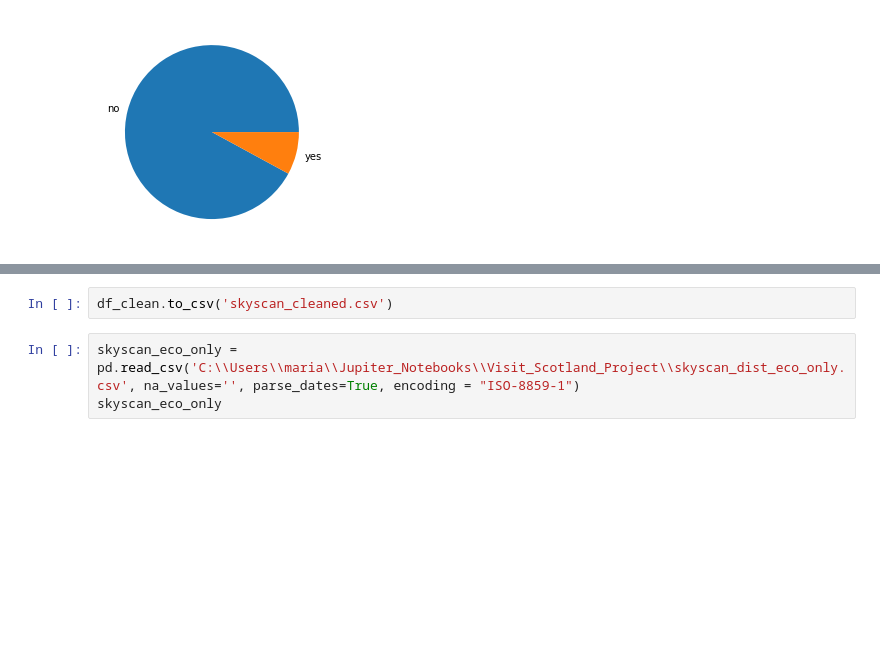
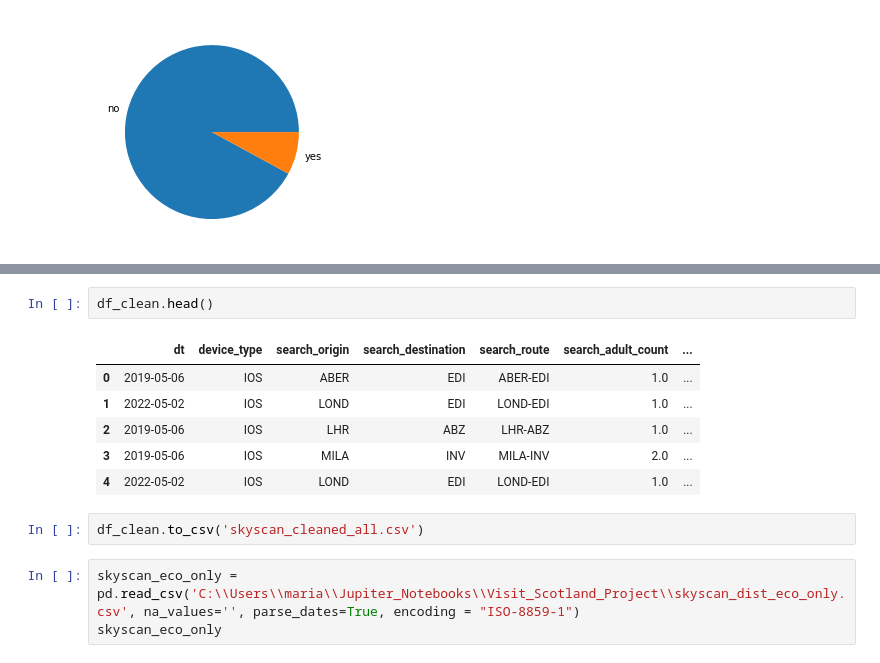
Before and after one commit to bluetail14/Visit_Scotland_Project_2022, a Jupyter notebook: VisitScotland_data_prep.ipynb, the cells around one changed output, grey strips where cells are left out. Drawn from its saved outputs; the diff is of its cells as text; blank space fills up the shorter version.

```diff
--- a/VisitScotland_data_prep.ipynb
+++ b/VisitScotland_data_prep.ipynb
@@ -337,8 +337,17 @@ BRIS     119
 ORK      106
 BCN       92
 Name: search_origin, dtype: int64
+# %%
+df_clean.head()
+# %% [output]
+|  | dt | device_type | search_origin | search_destination | search_route | search_adult_count | ... |
+| 0 | 2019-05-06 | IOS | ABER | EDI | ABER-EDI | 1.0 | ... |
+| 1 | 2022-05-02 | IOS | LOND | EDI | LOND-EDI | 1.0 | ... |
+| 2 | 2019-05-06 | IOS | LHR | ABZ | LHR-ABZ | 1.0 | ... |
+| 3 | 2019-05-06 | IOS | MILA | INV | MILA-INV | 2.0 | ... |
+| 4 | 2022-05-02 | IOS | LOND | EDI | LOND-EDI | 1.0 | ... |
 # %%
-df_clean.to_csv('skyscan_cleaned.csv')
+df_clean.to_csv('skyscan_cleaned_all.csv')
 # %%
 skyscan_eco_only = pd.read_csv('C:\\Users\\maria\\Jupiter_Notebooks\\Visit_Scotland_Project\\skyscan_dist_eco_only.csv', na_values='', parse_dates=True, encoding = "ISO-8859-1")
 skyscan_eco_only
```
Also changed, not shown: parts of 41 cells of this notebook.
